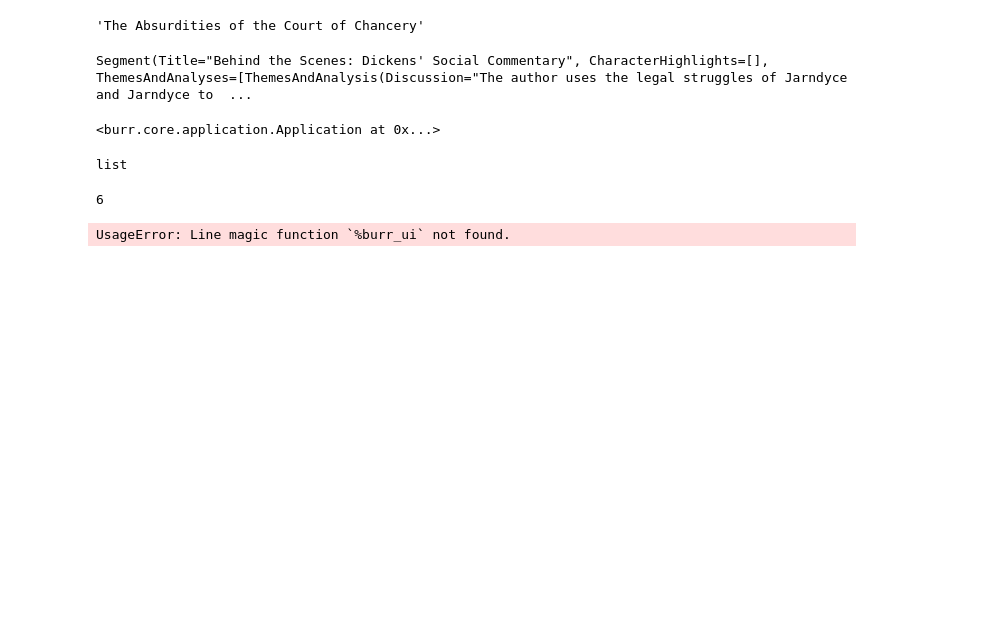
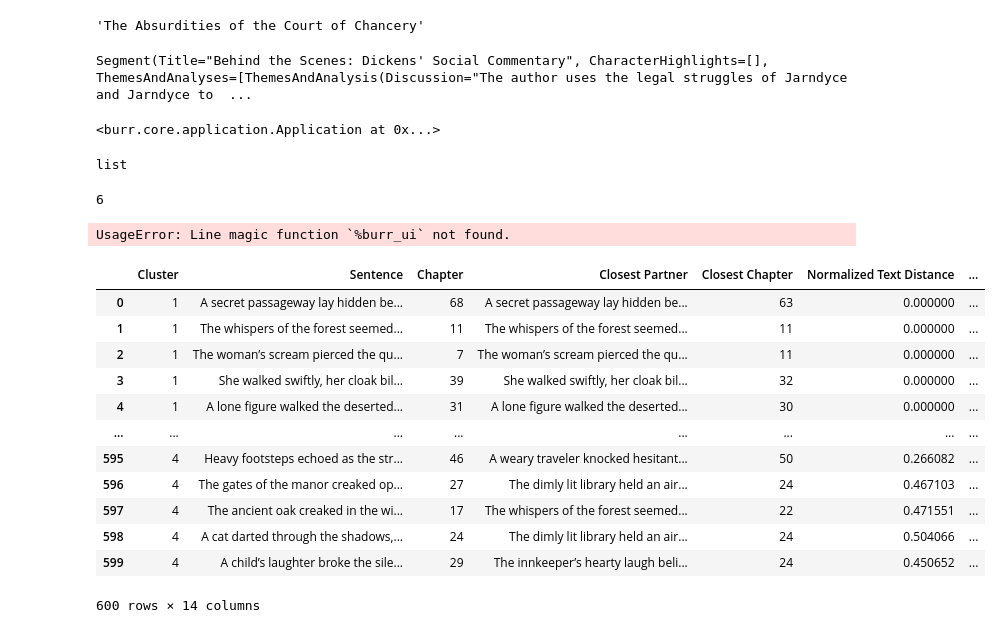
Before and after one commit to cbrew/BleakHouse, a Jupyter notebook: BleakHouse.ipynb, the cells around one changed output. Saved outputs shown, nothing was run; the diff lists cells and outputs as text; code cells hidden in the pictures; blank space fills up the shorter version.

```diff
--- a/BleakHouse.ipynb
+++ b/BleakHouse.ipynb
@@ -760,0 +764,16 @@ UsageError: Line magic function `%burr_ui` not found.
+# %%
+scores
+# %% [output]
+|  | Cluster | Sentence | Chapter | Closest Partner | Closest Chapter | Normalized Text Distance | ... |
+| 0 | 1 | A secret passageway lay hidden be... | 68 | A secret passageway lay hidden be... | 63 | 0.000000 | ... |
+| 1 | 1 | The whispers of the forest seemed... | 11 | The whispers of the forest seemed... | 11 | 0.000000 | ... |
+| 2 | 1 | The woman’s scream pierced the qu... | 7 | The woman’s scream pierced the qu... | 11 | 0.000000 | ... |
+| 3 | 1 | She walked swiftly, her cloak bil... | 39 | She walked swiftly, her cloak bil... | 32 | 0.000000 | ... |
+| 4 | 1 | A lone figure walked the deserted... | 31 | A lone figure walked the deserted... | 30 | 0.000000 | ... |
+| ... | ... | ... | ... | ... | ... | ... | ... |
+| 595 | 4 | Heavy footsteps echoed as the str... | 46 | A weary traveler knocked hesitant... | 50 | 0.266082 | ... |
+| 596 | 4 | The gates of the manor creaked op... | 27 | The dimly lit library held an air... | 24 | 0.467103 | ... |
+| 597 | 4 | The ancient oak creaked in the wi... | 17 | The whispers of the forest seemed... | 22 | 0.471551 | ... |
+| 598 | 4 | A cat darted through the shadows,... | 24 | The dimly lit library held an air... | 24 | 0.504066 | ... |
+| 599 | 4 | A child’s laughter broke the sile... | 29 | The innkeeper’s hearty laugh beli... | 24 | 0.450652 | ... |
+600 rows × 14 columns
```
Also changed, not shown: parts of 7 cells of this notebook, 12 other files.
